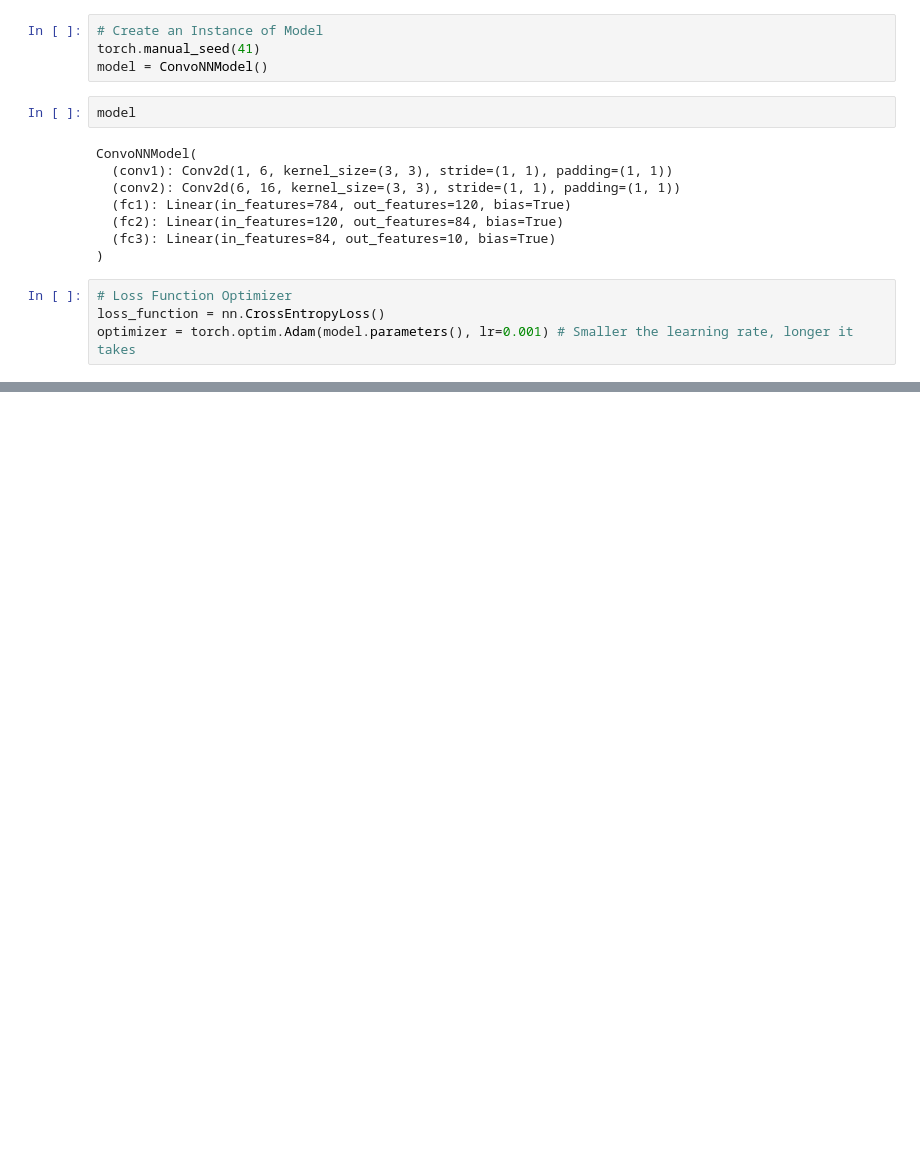
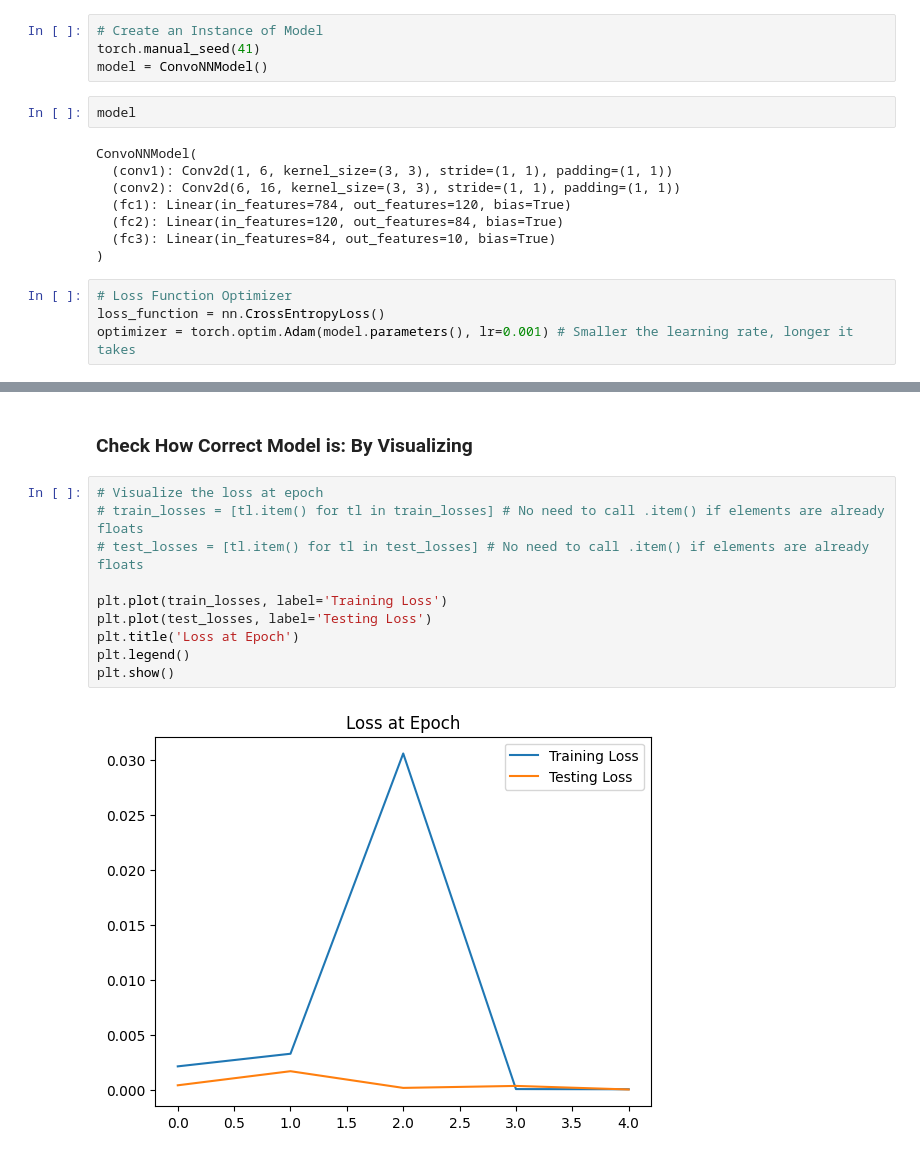
Before and after one commit to EngrIBGIT/Advanced-Data-Analytics---Portfolio-Project-for-DataPulse, a Jupyter notebook: Convolusional_Neural_Network_Pytorch.ipynb, the cells around one changed output, grey strips where cells are left out. Cells and saved outputs as stored; diff of their text form; blank space fills up the shorter version.

```diff
--- a/Convolusional_Neural_Network_Pytorch.ipynb
+++ b/Convolusional_Neural_Network_Pytorch.ipynb
@@ -240,0 +316,14 @@ optimizer = torch.optim.Adam(model.parameters(), lr=0.001) # Smaller the learnin
+# %% [markdown]
+### Check How Correct Model is: By Visualizing
+# %%
+# Visualize the loss at epoch
+# train_losses = [tl.item() for tl in train_losses] # No need to call .item() if elements are already floats
+# test_losses = [tl.item() for tl in test_losses] # No need to call .item() if elements are already floats
+
+plt.plot(train_losses, label='Training Loss')
+plt.plot(test_losses, label='Testing Loss')
+plt.title('Loss at Epoch')
+plt.legend()
+plt.show()
+# %% [output]
+[figure, added]
```
Also changed, not shown: parts of 3 cells of this notebook.
